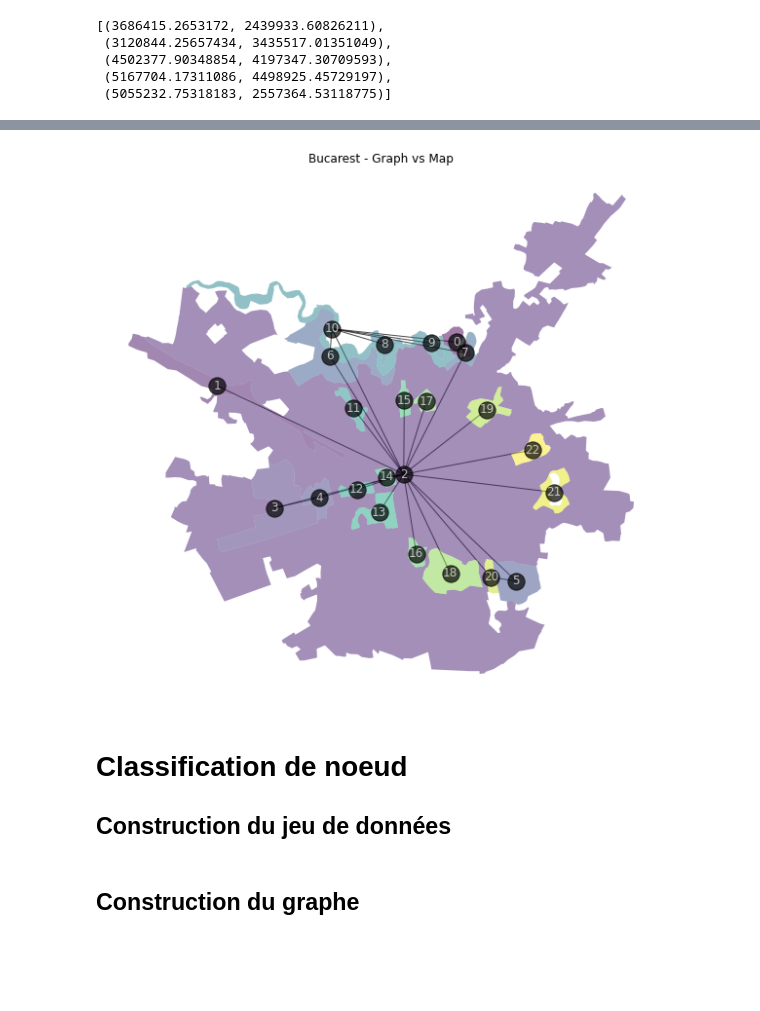
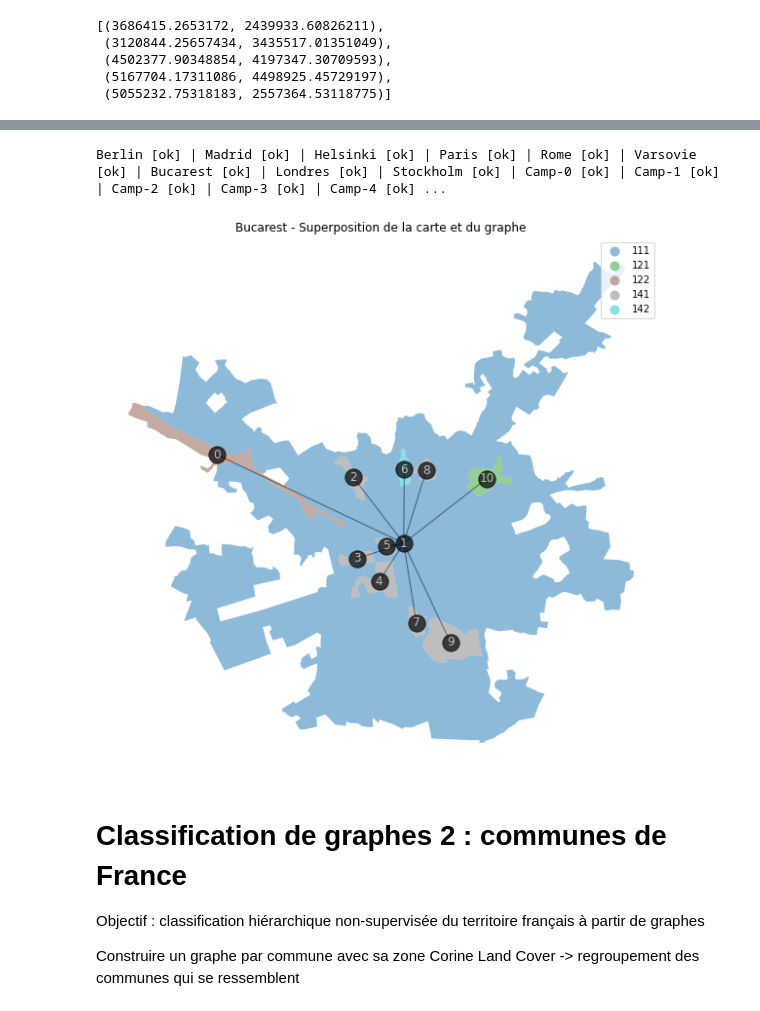
Before and after one commit to massimovenuti/clc-graph-deep-learning, a Jupyter notebook: clc.ipynb, the cells around one changed output, grey strips where cells are left out. Drawn from its saved outputs; the diff is of its cells as text; code cells hidden in the pictures; blank space fills up the shorter version.

Commit message:
creation du nouveau jeu de données et des graphes associés, rangement du dépot

```diff
--- a/clc.ipynb
+++ b/clc.ipynb
@@ -574,4 +617,4 @@ def coords_to_gdf(xy, radius=5000, data_path="data/clc/u2018_clc2018_v2020_20u1_
 # %%
-campaigns_coords = pd.read_csv("data/graph-class/campaigns_coords.csv")
-campaigns_coords.head()
+campaigns_coords = pd.read_csv("data/capitales-campagnes/campaigns_coords.csv")
+campaigns_coords.info()
 # %% [output]
@@ -622,12 +722,0 @@ def preprocessing(gdf):
-# %%
-radius = 4000
-
-# capitales
-for i in range(len(capitals)):
-    gdf = preprocessing(location_to_gdf(capitals_location[i], radius=radius))
-    gdf.to_file("data/graph-class/data.gpkg", driver="GPKG", layer=capitals[i])
-
-# campagnes
-for i in range(len(campaigns_coords)):
-    gdf = preprocessing(coords_to_gdf(campaigns_location[i], radius=radius))
-    gdf.to_file("data/graph-class/data.gpkg", driver="GPKG", layer=f"Camp-{i}")
@@ -714,3 +755,13 @@ Berlin [ok] - Madrid [ok] - Helsinki [ok] - Paris [ok] - Rome [ok] - Varsovie [o
+# %%
+graph_edges_df, graph_properties_df = generate_graph_data("data/capitales-campagnes/data.gpkg")
+
+# todo : ajouter la classe
+# graph_properties_df["class"] = int(graph_properties_df["label"] in capitals)
+
+graph_edges_df.to_csv("data/capitales-campagnes/graph_edges.csv")
+graph_properties_df.to_csv("data/capitales-campagnes/graph_properties.csv")
+# %% [output]
+Berlin [ok] | Madrid [ok] | Helsinki [ok] | Paris [ok] | Rome [ok] | Varsovie [ok] | Bucarest [ok] | Londres [ok] | Stockholm [ok] | Camp-0 [ok] | Camp-1 [ok] | Camp-2 [ok] | Camp-3 [ok] | Camp-4 [ok] ...
 # %%
 class GraphClassDataset(DGLDataset):
     def __init__(self, edges_path, properties_path, data_path):
@@ -749,13 +800,13 @@ class GraphClassDataset(DGLDataset):
             data = gpd.read_file(self.data_path, layer=label)
 
             # g.ndata['label'] = torch.from_numpy(data.OBJECTID.to_numpy())
-            g.ndata['area'] = torch.from_numpy(data.geometry.area.to_numpy())
-            g.ndata['code'] = torch.from_numpy(data.Code_18.to_numpy())
+            g.ndata['area'] = torch.from_numpy(data.area.to_numpy())
+            g.ndata['code'] = torch.from_numpy(data["Code_18"].astype(int).to_numpy())
             g.edata['total_border'] = torch.from_numpy(edges_of_id.total_border.to_numpy())
             g.edata['greatest_border'] = torch.from_numpy(edges_of_id.greatest_border.to_numpy())
             g.edata['nb_borders'] = torch.from_numpy(edges_of_id.nb_borders.to_numpy())
 
-            centroids = data.centroid # pour la visualisation
+            centroids = data.centroid  # pour la visualisation
             g.ndata['pos'] = torch.as_tensor(list(zip(centroids.geometry.x, centroids.geometry.y)))
 
             self.graphs.append(g)
@@ -770,23 +821,26 @@ class GraphClassDataset(DGLDataset):
     def __len__(self):
         return len(self.graphs)
 # %%
-graph_class_dataset = GraphClassDataset("data/graph-class/graph_edges.csv", "data/graph-class/graph_properties.csv", "data/graph-class/data.gpkg")
+graph_class_dataset = GraphClassDataset("data/capitales-campagnes/graph_edges.csv", "data/capitales-campagnes/graph_properties.csv",
+                                        "data/capitales-campagnes/data.gpkg")
 # %%
 g, label = graph_class_dataset[6]
+
 g_nx = dgl.to_networkx(g, node_attrs=g.ndata.keys(), edge_attrs=g.edata.keys()).to_undirected()
-pos = nx.get_node_attributes(g_nx,'pos')
+pos = nx.get_node_attributes(g_nx, 'pos')
 for key in pos:
     pos[key] = tuple(pos[key].tolist())
 
-gdf = gpd.read_file("data/graph-class/data.gpkg", layer=label)
+gdf = gpd.read_file("data/capitales-campagnes/data.gpkg", layer=label)
+gdf["Code_18"] = gdf["Code_18"].astype(str)
 
-f, ax = plt.subplots(figsize=(20,10))
-plt.title(f"{label} - Graph vs Map")
-nx.draw(g_nx, pos=pos,  with_labels=True, ax=ax, alpha = 0.7, node_color=[(0,0,0,0.5)], font_color="white")
-gdf.plot("Node_ID", alpha=0.5, ax=ax)
+f, ax = plt.subplots(figsize=(20, 10))
+plt.title(f"{label} - Superposition de la carte et du graphe")
+nx.draw(g_nx, pos=pos, with_labels=True, ax=ax, alpha=0.7, node_color=[(0, 0, 0, 0.5)], font_color="white")
+gdf.plot("Code_18", legend=True, alpha=0.5, ax=ax)
 plt.show()
 # %% [output]
-[figure, old version]
+[figure, new version]
 # %%
 ## graphviz
 # path = './a.out.png'
@@ -806,9 +860,9 @@ plt.show()
 # autres exportations
 # nx.write_graphml(g_nx, "test.graphml") # peut être utilisé avec cytoscape
 # nx.drawing.nx_agraph.write_dot(g_nx, "test.dot") # dot file
-# %% [markdown]
-# Classification de noeud
-
-## Construction du jeu de données
-# %% [markdown]
-## Construction du graphe
+# %% [markdown]
+# Classification de graphes 2 : communes de France
+
+Objectif : classification hiérarchique non-supervisée du territoire français à partir de graphes
+
+Construire un graphe par commune avec sa zone Corine Land Cover -> regroupement des communes qui se ressemblent
```
Also changed, not shown: parts of 72 cells of this notebook, 12 other files.
